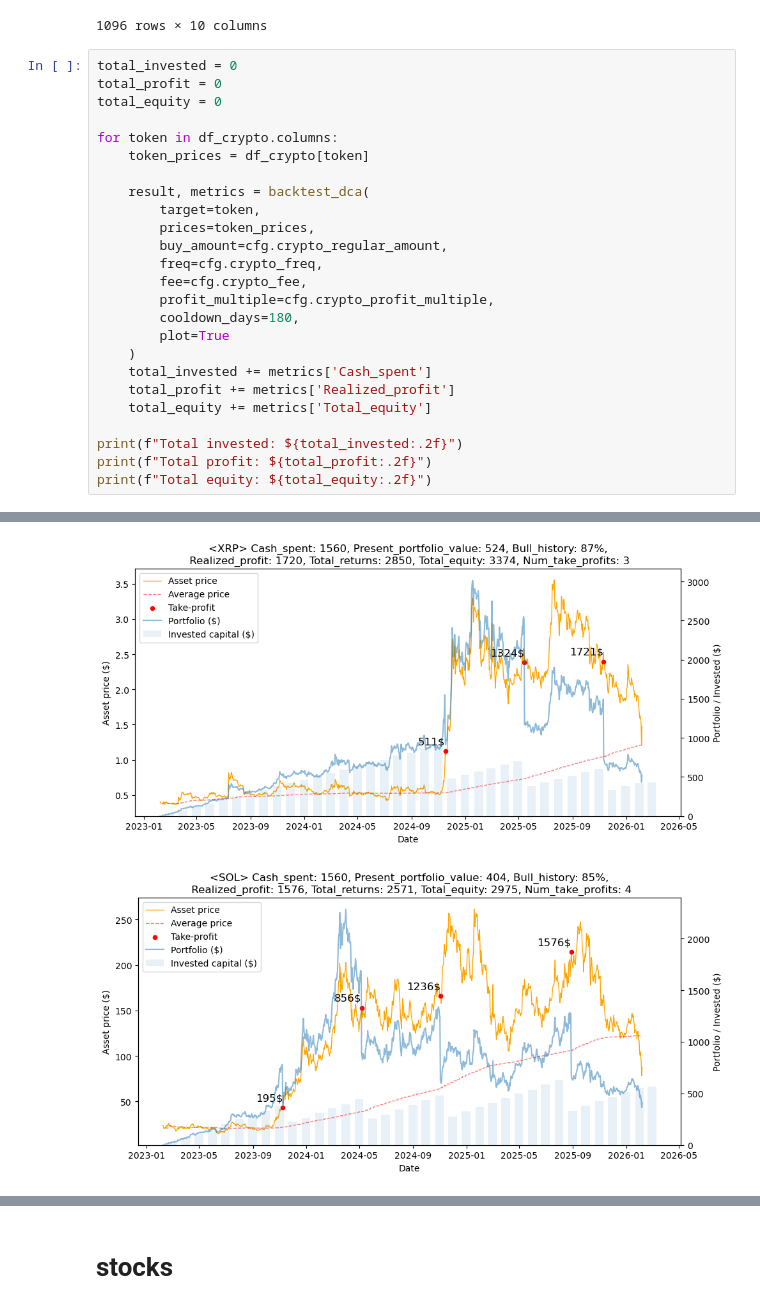
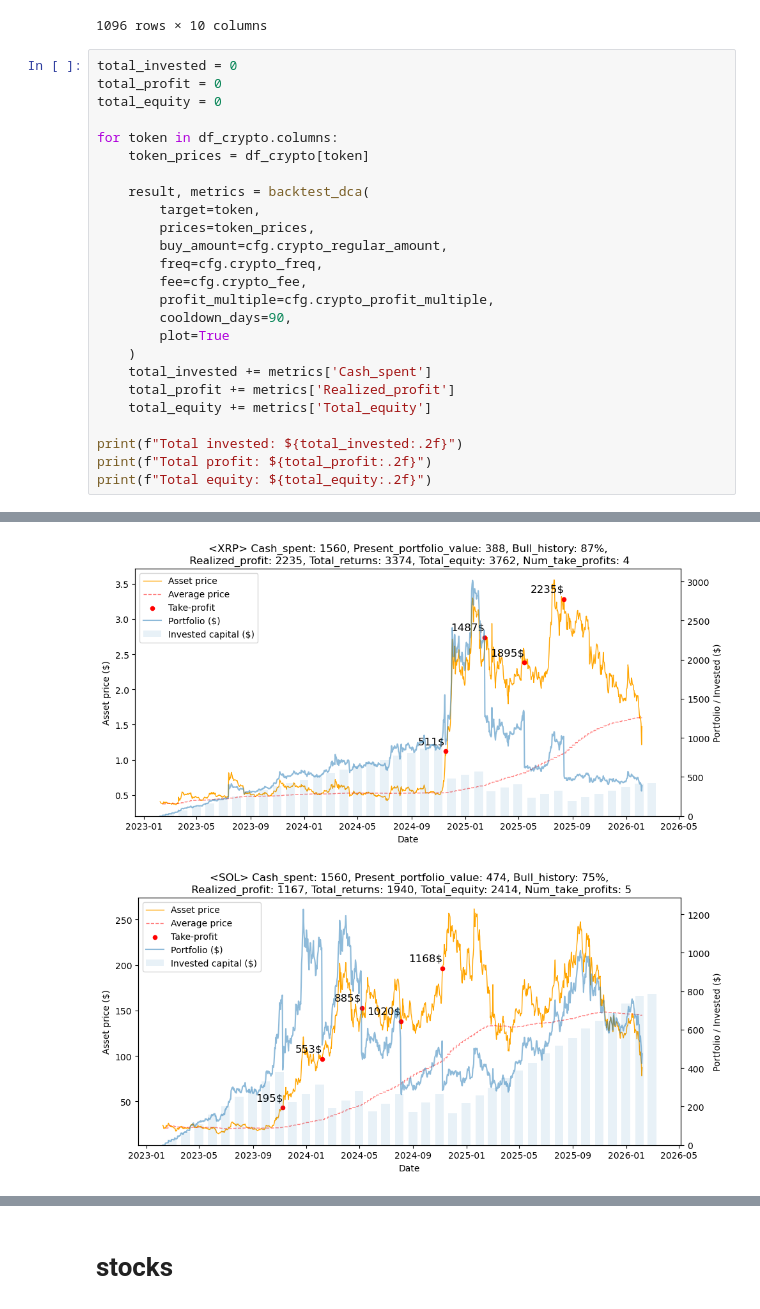
Before and after one commit to Familenko/backtest, a Jupyter notebook: manifest/main.ipynb, the cells around one changed output, grey strips where cells are left out. Drawn from its saved outputs; the diff is of its cells as text.

```diff
--- a/manifest/main.ipynb
+++ b/manifest/main.ipynb
@@ -29,31 +29,31 @@ df_crypto
 # %%
 total_invested = 0
 total_profit = 0
 total_equity = 0
 
 for token in df_crypto.columns:
     token_prices = df_crypto[token]
 
     result, metrics = backtest_dca(
         target=token,
         prices=token_prices,
         buy_amount=cfg.crypto_regular_amount,
         freq=cfg.crypto_freq,
         fee=cfg.crypto_fee,
         profit_multiple=cfg.crypto_profit_multiple,
-        cooldown_days=180,
+        cooldown_days=90,
         plot=True
     )
     total_invested += metrics['Cash_spent']
     total_profit += metrics['Realized_profit']
     total_equity += metrics['Total_equity']
 
 print(f"Total invested: ${total_invested:.2f}")
 print(f"Total profit: ${total_profit:.2f}")
 print(f"Total equity: ${total_equity:.2f}")
 # %% [output]
 [figure]
 [figure]
 [figure]
-[figure, old version]
+[figure, new version]
-[figure, old version]
+[figure, new version]
```
Also changed, not shown: parts of 1 cell of this notebook, 1 other file.
